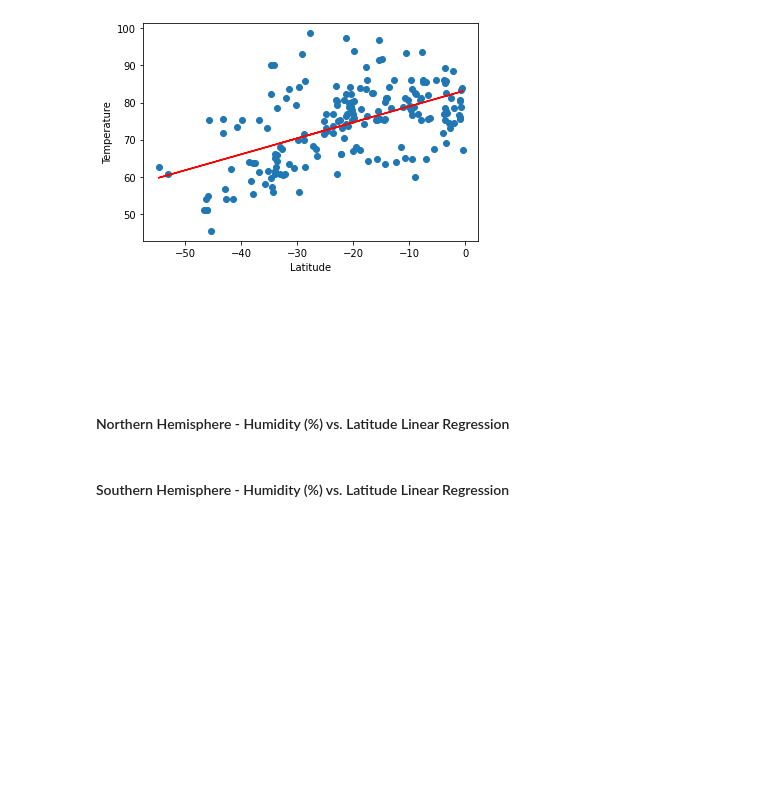
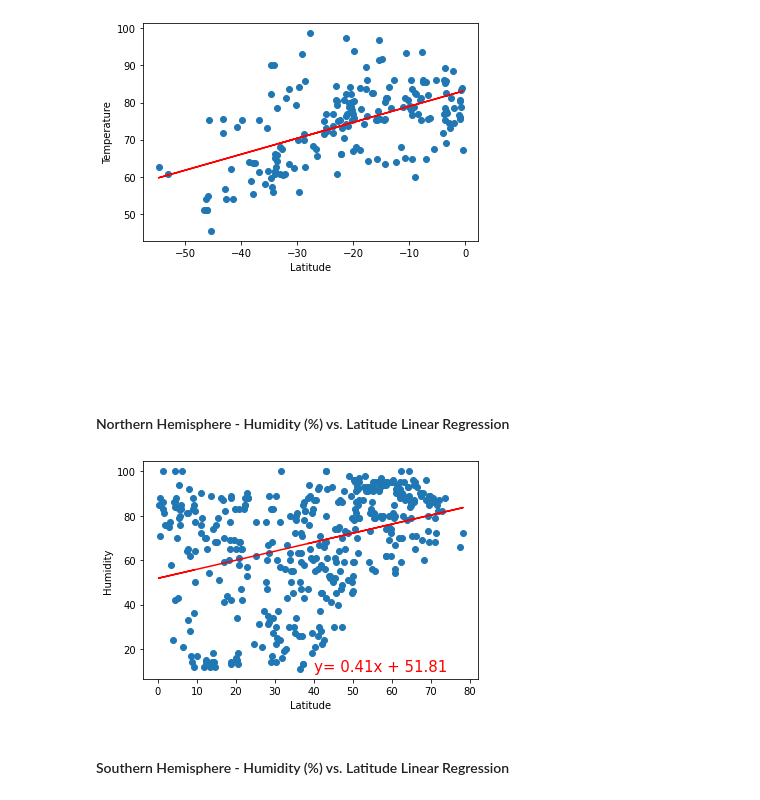
Before and after one commit to Aprieto7/python-api-challenge, a Jupyter notebook: starter_code/WeatherPy.ipynb, the cells around one changed output. Drawn from its saved outputs; the diff is of its cells as text; code cells hidden in the pictures; blank space fills up the shorter version.

Commit message:
Saving Figures

```diff
--- a/starter_code/WeatherPy.ipynb
+++ b/starter_code/WeatherPy.ipynb
@@ -339,5 +342,22 @@ plt.show()
 [figure]
 # %% [markdown]
 ####  Northern Hemisphere - Humidity (%) vs. Latitude Linear Regression
+# %%
+# Add the linear regression equation and line to plot
+x_values = northern_hemisphere['Latitude']
+y_values = northern_hemisphere['Humidity']
+(slope, intercept, rvalue, pvalue, stderr) = linregress(x_values, y_values)
+regress_values = x_values * slope + intercept
+# line_eq = "y = " + str(round(slope,2)) + "x + " + str(round(intercept,2))
+line_eq = f"y= {slope:.2f}x {'+' if intercept > 0 else ''} {intercept:.2f}"
+plt.scatter(x_values,y_values)
+plt.plot(x_values,regress_values,"r-")
+plt.annotate(line_eq,(40,10),fontsize=15,color="red")
+plt.xlabel('Latitude')
+plt.ylabel('Humidity')
+plt.savefig('../Output_Data/Northern_Humidity.png')
+plt.show()
+# %% [output]
+[figure, added]
 # %% [markdown]
 ####  Southern Hemisphere - Humidity (%) vs. Latitude Linear Regression
```
Also changed, not shown: parts of 4 cells of this notebook, 5 other files.
